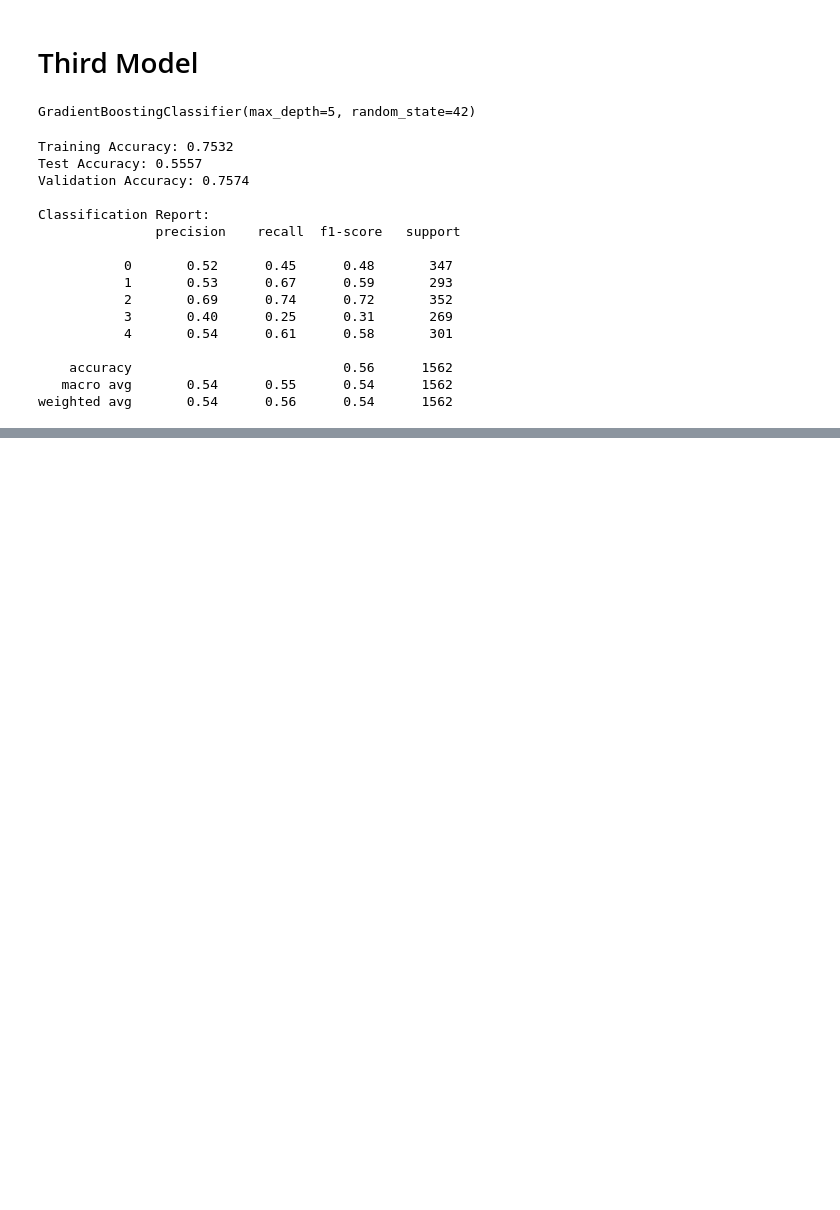
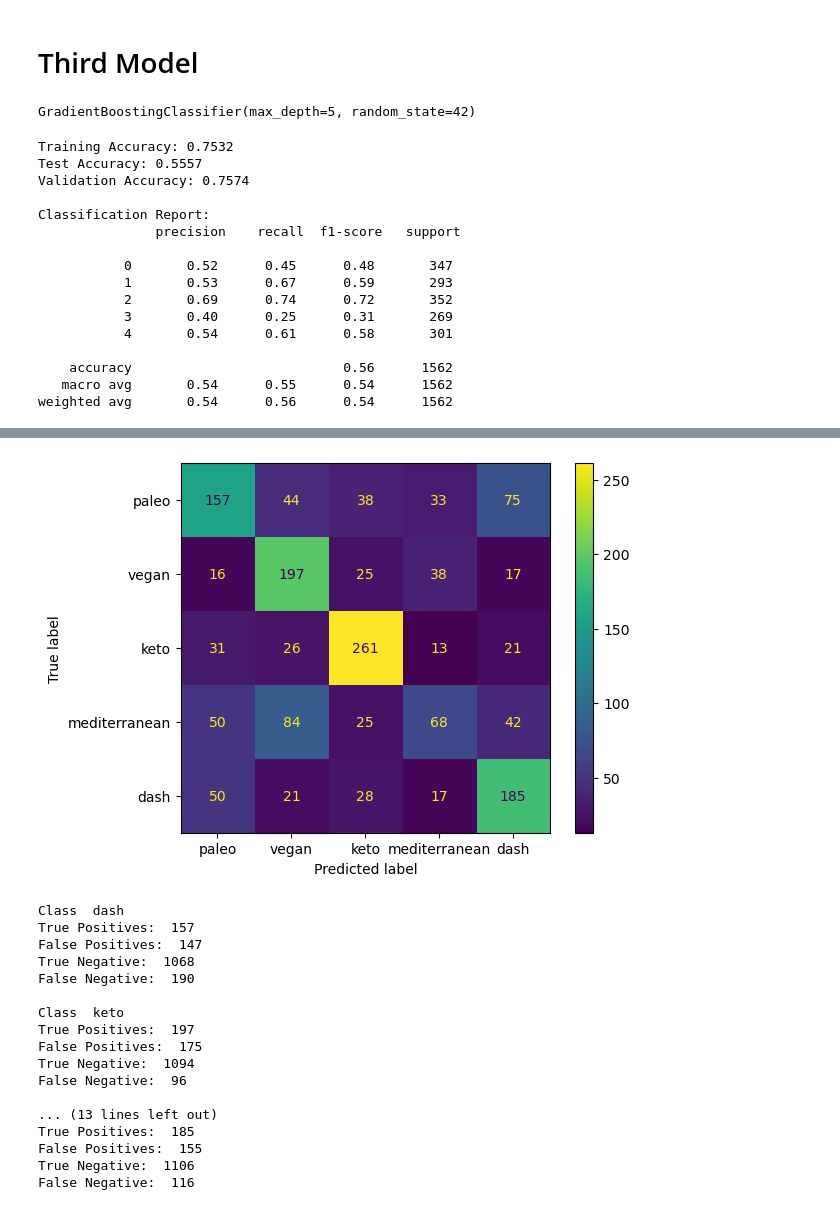
Before and after one commit to DaikonPlays/UCSD-CSE-151A-Project, a Jupyter notebook: src/diet_classifer.ipynb, the cells around one changed output, grey strips where cells are left out. Drawn from its saved outputs; the diff is of its cells as text; code cells hidden in the pictures; blank space fills up the shorter version.

```diff
--- a/src/diet_classifer.ipynb
+++ b/src/diet_classifer.ipynb
@@ -430,0 +429,35 @@ ax.set_xticklabels(categories);
+# %%
+gb_confusion = confusion_matrix(y_test, y_pred_test, labels= np.unique(y_test))
+gb_graph = ConfusionMatrixDisplay(confusion_matrix=gb_confusion, display_labels=diet_types)
+
+gb_graph.plot()
+plt.show()
+for i in range(len(np.unique(y_test))):
+    tp = gb_confusion[i, i]
+    fp = gb_confusion.sum(axis=0)[i] - tp
+    fn = gb_confusion.sum(axis=1)[i] - tp
+    tn = gb_confusion.sum() - (tp + fp + fn)
+    print("\nClass ", class_label[i])
+    print("True Positives: ", tp)
+    print("False Positives: ", fp)
+    print("True Negative: ", tn)
+    print("False Negative: ", fn)
+# %% [output]
+[figure, added]
+Class  dash
+True Positives:  157
+False Positives:  147
+True Negative:  1068
+False Negative:  190
+
+Class  keto
+True Positives:  197
+False Positives:  175
+True Negative:  1094
+False Negative:  96
+
+... (13 lines left out)
+True Positives:  185
+False Positives:  155
+True Negative:  1106
+False Negative:  116
```
Also changed, not shown: parts of 6 cells of this notebook.
